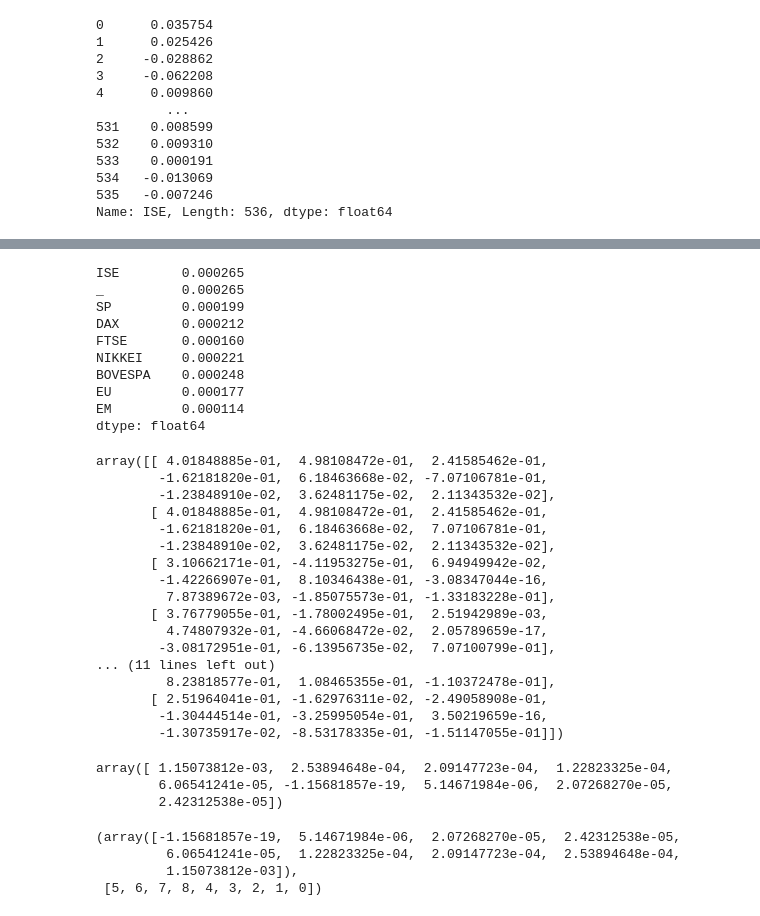
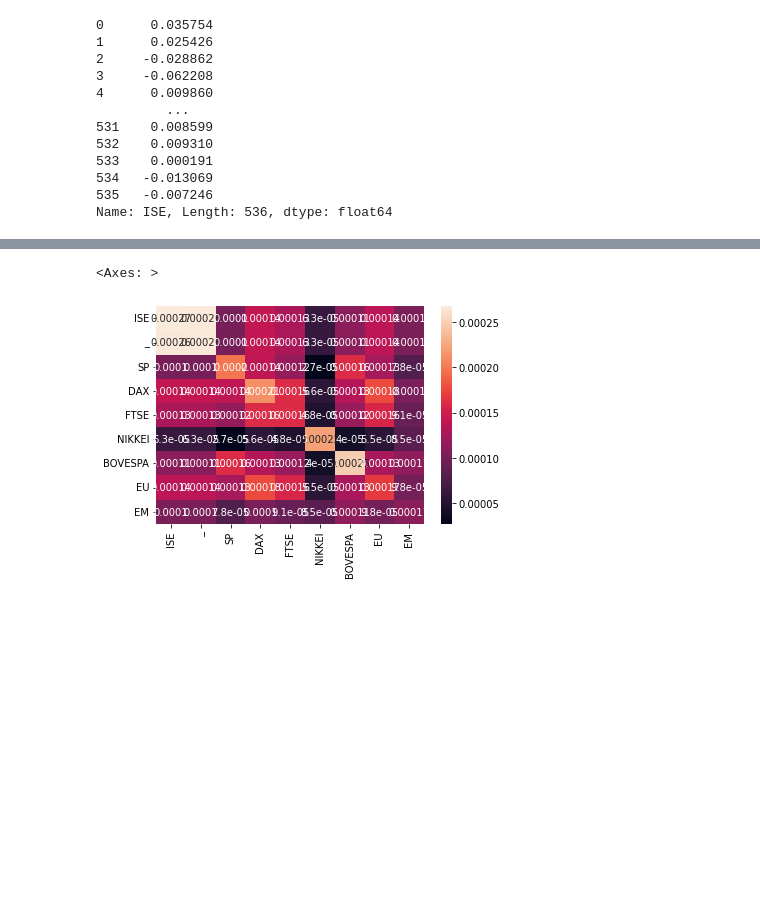
Before and after one commit to falasur/LA4DS, a Jupyter notebook: LA4DS_Ch15.ipynb, the cells around one changed output, grey strips where cells are left out. Saved outputs shown, nothing was run; the diff lists cells and outputs as text; code cells hidden in the pictures; blank space fills up the shorter version.

```diff
--- a/LA4DS_Ch15.ipynb
+++ b/LA4DS_Ch15.ipynb
@@ -118,41 +123,7 @@ sns.heatmap(cm, cmap='BrBG', vmax=0.000265, vmin=-0.000265)
-# %%
-cm.max()
-# %% [output]
-ISE        0.000265
-_          0.000265
-SP         0.000199
-DAX        0.000212
-FTSE       0.000160
-NIKKEI     0.000221
-BOVESPA    0.000248
-EU         0.000177
-EM         0.000114
-dtype: float64
+# %%
+sns.heatmap(data_processed.T@data_processed / (data_processed.shape[0]-1), annot=True)
+# %% [output]
+<Axes: >
+[figure, added]
 # %%
 l, V = np.linalg.eig(cm)
-# %%
-V
-# %% [output]
-array([[ 4.01848885e-01,  4.98108472e-01,  2.41585462e-01,
-        -1.62181820e-01,  6.18463668e-02, -7.07106781e-01,
-        -1.23848910e-02,  3.62481175e-02,  2.11343532e-02],
-       [ 4.01848885e-01,  4.98108472e-01,  2.41585462e-01,
-        -1.62181820e-01,  6.18463668e-02,  7.07106781e-01,
-        -1.23848910e-02,  3.62481175e-02,  2.11343532e-02],
-       [ 3.10662171e-01, -4.11953275e-01,  6.94949942e-02,
-        -1.42266907e-01,  8.10346438e-01, -3.08347044e-16,
-         7.87389672e-03, -1.85075573e-01, -1.33183228e-01],
-       [ 3.76779055e-01, -1.78002495e-01,  2.51942989e-03,
-         4.74807932e-01, -4.66068472e-02,  2.05789659e-17,
-        -3.08172951e-01, -6.13956735e-02,  7.07100799e-01],
-... (11 lines left out)
-         8.23818577e-01,  1.08465355e-01, -1.10372478e-01],
-       [ 2.51964041e-01, -1.62976311e-02, -2.49058908e-01,
-        -1.30444514e-01, -3.25995054e-01,  3.50219659e-16,
-        -1.30735917e-02, -8.53178335e-01, -1.51147055e-01]])
-# %%
-l
-# %% [output]
-array([ 1.15073812e-03,  2.53894648e-04,  2.09147723e-04,  1.22823325e-04,
-        6.06541241e-05, -1.15681857e-19,  5.14671984e-06,  2.07268270e-05,
-        2.42312538e-05])
@@ -176,7 +129,0 @@ def get_correct_order(x):
-# %%
-get_correct_order(l)
-# %% [output]
-(array([-1.15681857e-19,  5.14671984e-06,  2.07268270e-05,  2.42312538e-05,
-         6.06541241e-05,  1.22823325e-04,  2.09147723e-04,  2.53894648e-04,
-         1.15073812e-03]),
- [5, 6, 7, 8, 4, 3, 2, 1, 0])
```
Also changed, not shown: parts of 31 cells of this notebook.
